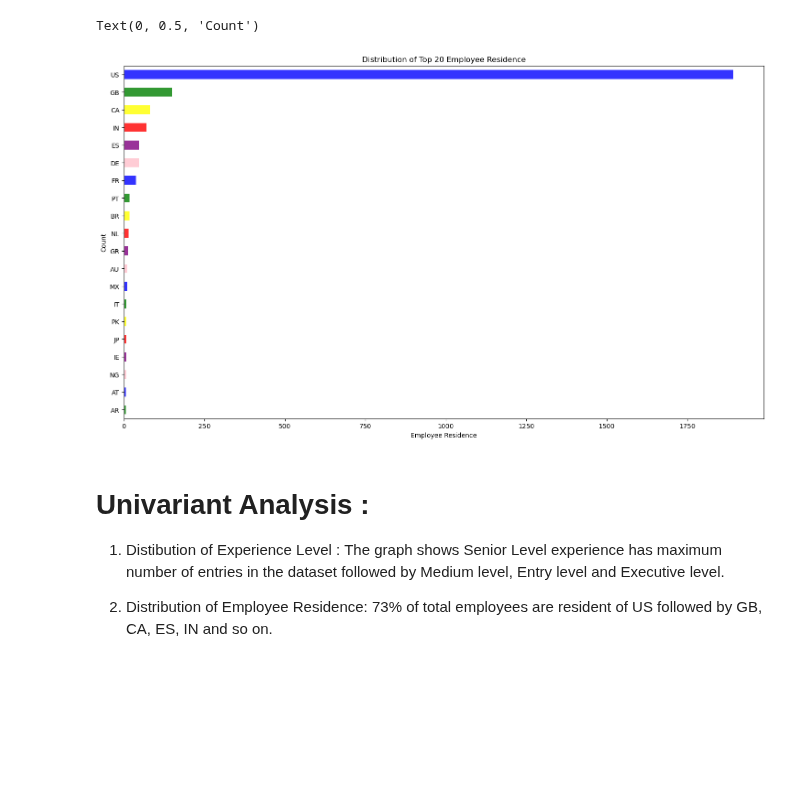
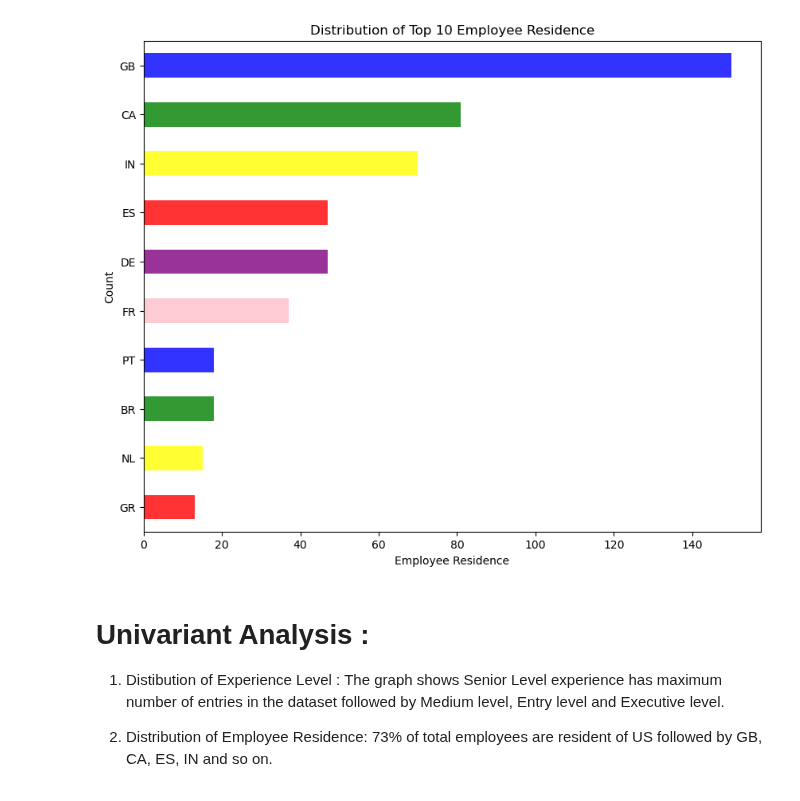
Before and after one commit to garimac12/project_acai, a Jupyter notebook: Project1_NT.ipynb, the cells around one changed output. Saved outputs shown, nothing was run; the diff lists cells and outputs as text; code cells hidden in the pictures; blank space fills up the shorter version.

```diff
--- a/Project1_NT.ipynb
+++ b/Project1_NT.ipynb
@@ -140,0 +242,6 @@ Top20_Resi=salary_df["employee_residence"].value_counts().head(20)
+# %%
+Top11_Resi1=salary_df["employee_residence"].value_counts().head(11)
+#Top10_Resi=pd.DataFrame(Top10_Resi1)
+Top10_Resi = Top11_Resi1[1:]
+#Top10_Resi = Top10_Resi.reset_index(drop=True)
+print(Top10_Resi)
@@ -141,16 +261,18 @@ Top20_Resi=salary_df["employee_residence"].value_counts().head(20)
 # %%
-#There are 78 rows unique values for employee residence, so plotting for sample of top 20 employee residence
+#The earler graph shows that majority of employees working in data science related jobs, are resident of US.
+#To compare the data for other countries US is dropped from the data for comparison purpose.
 
-fig = plt.figure(figsize = (18,10))
+fig = plt.figure(figsize = (10,8))
 color=["blue", "green", "yellow", "red", "purple", "pink"]
-Map2 = Top20_Resi.plot(kind="barh", color=color, alpha=0.8).invert_yaxis()
+Map2 = Top10_Resi.plot(kind="barh", color=color, alpha=0.8).invert_yaxis()
 plt.xticks(rotation="horizontal")
-plt.title("Distribution of Top 20 Employee Residence")
+plt.title("Distribution of Top 10 Employee Residence")
 plt.xlabel("Employee Residence")
 plt.ylabel("Count")
+plt.savefig("output_data_NT/Fig5_Distribution_Emp_Res_without_US.png")
+plt.show()
 # %% [output]
-Text(0, 0.5, 'Count')
-[figure, old version]
+[figure, new version]
 # %% [markdown]
 # Univariant Analysis :
 1. Distibution of Experience Level :
```
Also changed, not shown: parts of 32 cells of this notebook, 10 other files.
